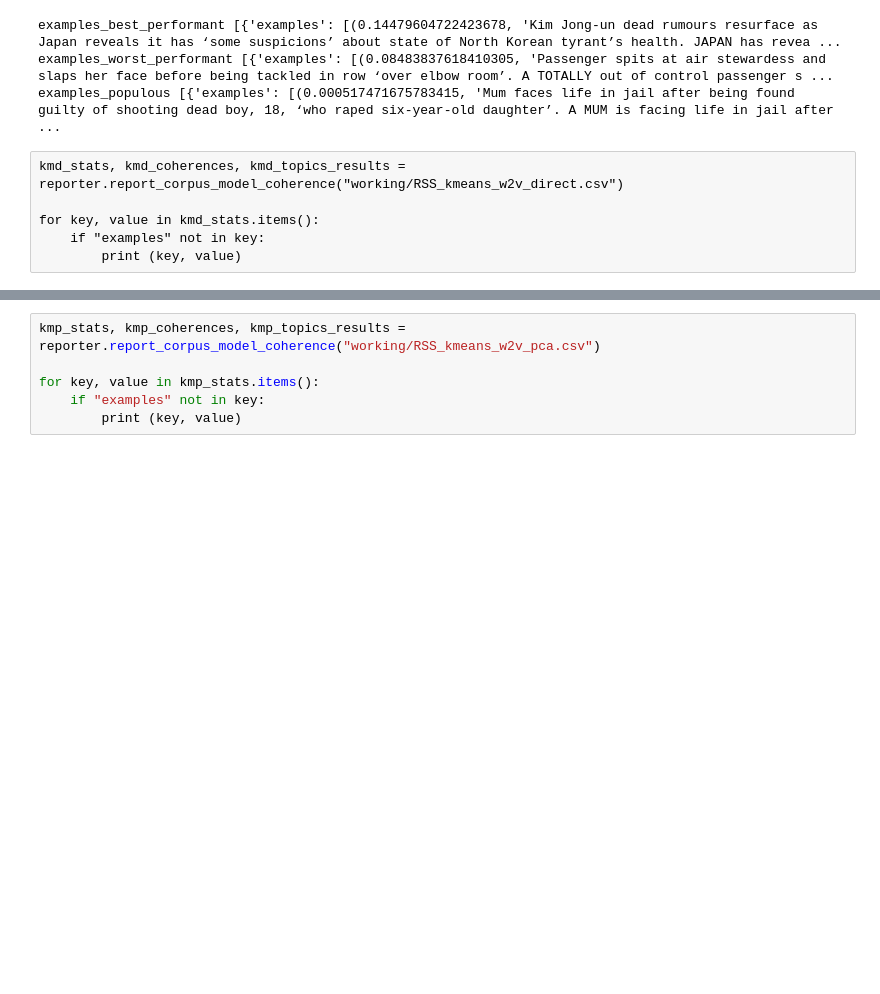
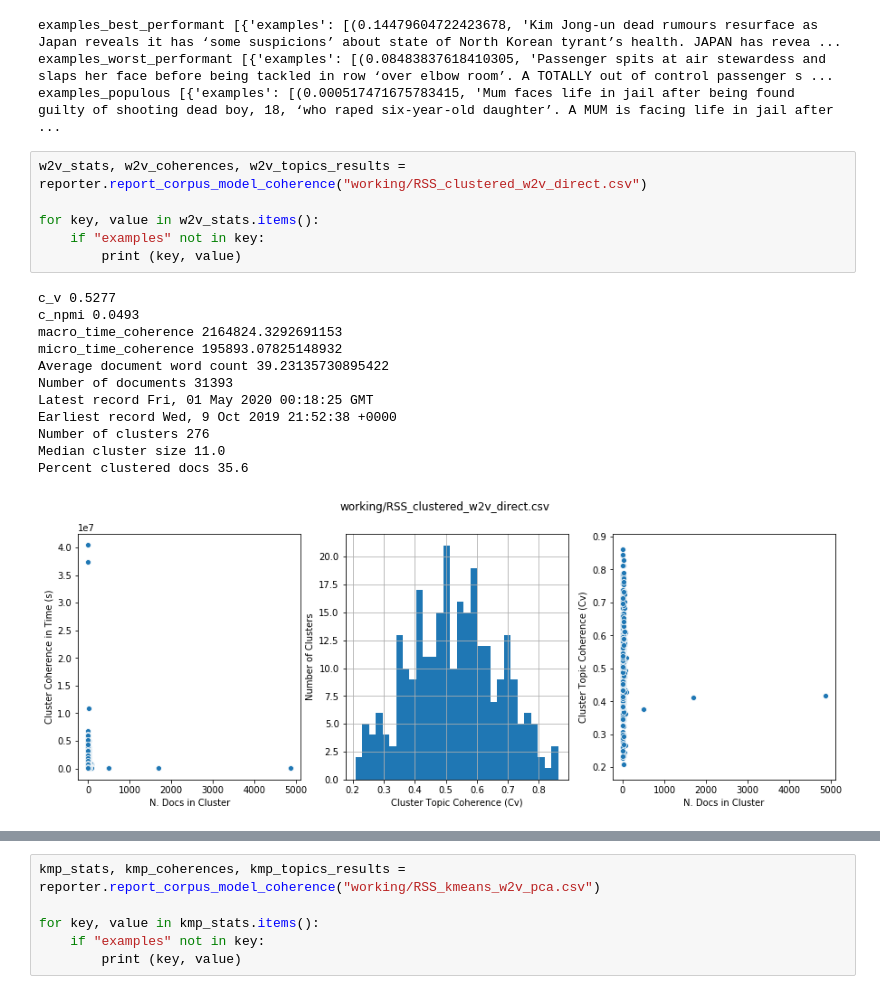
Before and after one commit to MartinChrisWood/news_crow, a Jupyter notebook: 04_clustering_metrics_RSS.ipynb, the cells around one changed output, grey strips where cells are left out. Saved outputs shown, nothing was run; the diff lists cells and outputs as text; blank space fills up the shorter version.

Commit message:
added disaster corpus models

```diff
--- a/04_clustering_metrics_RSS.ipynb
+++ b/04_clustering_metrics_RSS.ipynb
@@ -48,9 +48,22 @@ for key, value in w2v_stats.items():
 examples_best_performant [{'examples': [(0.14479604722423678, 'Kim Jong-un dead rumours resurface as Japan reveals it has ‘some suspicions’ about state of North Korean tyrant’s health. JAPAN has revea ...
 examples_worst_performant [{'examples': [(0.08483837618410305, 'Passenger spits at air stewardess and slaps her face before being tackled in row ‘over elbow room’. A TOTALLY out of control passenger s ...
 examples_populous [{'examples': [(0.000517471675783415, 'Mum faces life in jail after being found guilty of shooting dead boy, 18, ‘who raped six-year-old daughter’. A MUM is facing life in jail after ...
-# %% [raw]
-kmd_stats, kmd_coherences, kmd_topics_results = reporter.report_corpus_model_coherence("working/RSS_kmeans_w2v_direct.csv")
-
-for key, value in kmd_stats.items():
-    if "examples" not in key:
-        print (key, value)
+# %%
+w2v_stats, w2v_coherences, w2v_topics_results = reporter.report_corpus_model_coherence("working/RSS_clustered_w2v_direct.csv")
+
+for key, value in w2v_stats.items():
+    if "examples" not in key:
+        print (key, value)
+# %% [output]
+c_v 0.5277
+c_npmi 0.0493
+macro_time_coherence 2164824.3292691153
+micro_time_coherence 195893.07825148932
+Average document word count 39.23135730895422
+Number of documents 31393
+Latest record Fri, 01 May 2020 00:18:25 GMT
+Earliest record Wed, 9 Oct 2019 21:52:38 +0000
+Number of clusters 276
+Median cluster size 11.0
+Percent clustered docs 35.6
+[figure, added]
```
Also changed, not shown: parts of 1 cell of this notebook, 15 other files.
